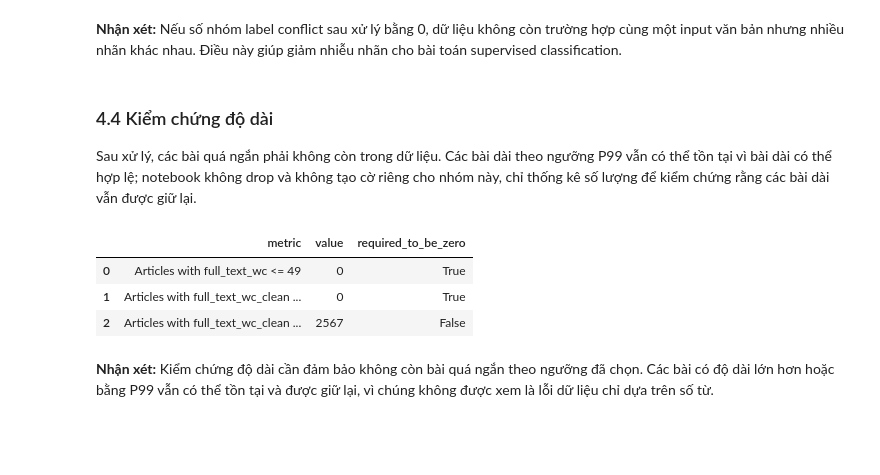
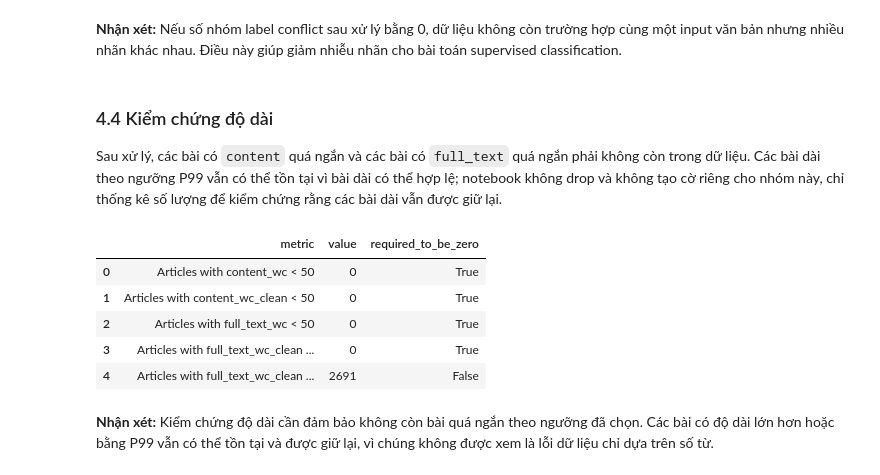
Before and after one commit to Vlus06/VietOnlineNews-Vietnamese-Online-News-Dataset-, a Jupyter notebook: notebook/02_data_cleaning_and_imputation.ipynb, the cells around one changed output. Cells and saved outputs as stored; diff of their text form; code cells hidden in the pictures; blank space fills up the shorter version.

```diff
--- a/notebook/02_data_cleaning_and_imputation.ipynb
+++ b/notebook/02_data_cleaning_and_imputation.ipynb
@@ -33,9 +34,9 @@ pd.set_option('display.max_colwidth', 200)
 pd.set_option('display.float_format', lambda x: f'{x:,.4f}')
 
 DATA_PATHS = {
-    'Tuổi Trẻ': '../data/rawdata/merged_data_tuoitre.csv',
-    'Thanh Niên': '../data/rawdata/merged_data_thanhnien.csv',
-    'VietnamNet': '../data/rawdata/merged_data_vietnamnet.csv'
+    'Tuổi Trẻ': '/kaggle/input/datasets/vlus06/data-ds108/rawdata/merged_data_tuoitre.csv',
+    'Thanh Niên': '/kaggle/input/datasets/vlus06/data-ds108/rawdata/merged_data_thanhnien.csv',
+    'VietnamNet': '/kaggle/input/datasets/vlus06/data-ds108/rawdata/merged_data_vietnamnet.csv'
 }
 
 dataframes = []
@@ -477,6 +691,9 @@ Tuy nhiên, quá trình kiểm tra thủ công cũng cho thấy một số bài
 Không drop title ngắn hoặc description ngắn riêng lẻ, vì bản chất của tiêu đề và mô tả là ngắn. Không drop content dài nếu bài vẫn hợp lệ.
 # %%
+
 rows_before_length_filter = len(df_clean)
+
+MIN_FULL_TEXT_WORDS = 50
 
 df_clean['full_text'] = (
     df_clean['title'].astype(str)
@@ -494,6 +711,14 @@ df_clean['full_text_wc'] = (
     .str.len()
 )
 
+df_clean['content_wc'] = (
+    df_clean['content']
+    .fillna('')
+    .astype(str)
+    .str.split()
+    .str.len()
+)
+
 print('Thống kê full_text_wc trước xử lý độ dài:')
 display(
     df_clean['full_text_wc']
@@ -501,7 +726,7 @@ display(
     .to_frame('full_text_wc')
 )
 
-short_article_mask = df_clean['full_text_wc'] <= 49
+short_article_mask = df_clean['full_text_wc'] < MIN_FULL_TEXT_WORDS
 short_articles_removed = int(short_article_mask.sum())
 
 df_clean = df_clean.loc[~short_article_mask].copy()
@@ -512,7 +737,7 @@ long_articles_kept = int((df_clean['full_text_wc'] >= 1945).sum())
 length_filter_summary = pd.DataFrame({
     'metric': [
         'Rows before length filtering',
-        'Rows removed because full_text_wc <= 49',
+        f'Rows removed because full_text_wc < {MIN_FULL_TEXT_WORDS}',
         'Rows after length filtering',
         'Long articles kept because full_text_wc >= 1945'
     ],
@@ -534,9 +759,9 @@ if long_articles_kept > 0:
         ].head(10)
     )
 
-remaining_short_articles = int((df_clean['full_text_wc'] <= 49).sum())
+remaining_short_articles = int((df_clean['full_text_wc'] < MIN_FULL_TEXT_WORDS).sum())
 
-print(f'Số bài full_text_wc <= 49 sau xử lý: {remaining_short_articles:,}')
+print(f'Số bài full_text_wc < {MIN_FULL_TEXT_WORDS} sau xử lý: {remaining_short_articles:,}')
 print('Thống kê full_text_wc sau xử lý độ dài:')
 display(
     df_clean['full_text_wc']
@@ -1100,32 +1399,40 @@ pd.DataFrame({
 # %% [markdown]
 ### 4.4 Kiểm chứng độ dài
 
-Sau xử lý, các bài quá ngắn phải không còn trong dữ liệu. Các bài dài theo ngưỡng P99 vẫn có thể tồn tại vì bài dài có thể hợp lệ; notebook không drop và không tạo cờ riêng cho nhóm này, chỉ thống kê số lượng để kiểm chứng rằng các bài dài vẫn được giữ lại.
+Sau xử lý, các bài có `content` quá ngắn và các bài có `full_text` quá ngắn phải không còn trong dữ liệu. Các bài dài theo ngưỡng P99 vẫn có thể tồn tại vì bài dài có thể hợp lệ; notebook không drop và không tạo cờ riêng cho nhóm này, chỉ thống kê số lượng để kiểm chứng rằng các bài dài vẫn được giữ lại.
 # %%
 length_validation = pd.DataFrame({
     'metric': [
-        'Articles with full_text_wc <= 49',
-        'Articles with full_text_wc_clean <= 49',
+        f'Articles with content_wc < {MIN_CONTENT_WORDS}',
+        f'Articles with content_wc_clean < {MIN_CONTENT_WORDS}',
+        f'Articles with full_text_wc < {MIN_FULL_TEXT_WORDS}',
+        f'Articles with full_text_wc_clean < {MIN_FULL_TEXT_WORDS}',
         'Articles with full_text_wc_clean >= 1945'
     ],
     'value': [
-        int((df_clean['full_text_wc'] <= 49).sum()),
-        int((df_clean['full_text_wc_clean'] <= 49).sum()),
+        int((df_clean['content_wc'] < MIN_CONTENT_WORDS).sum()),
+        int((df_clean['content_wc_clean'] < MIN_CONTENT_WORDS).sum()),
+        int((df_clean['full_text_wc'] < MIN_FULL_TEXT_WORDS).sum()),
+        int((df_clean['full_text_wc_clean'] < MIN_FULL_TEXT_WORDS).sum()),
         int((df_clean['full_text_wc_clean'] >= 1945).sum())
     ],
     'required_to_be_zero': [
+        True,
+        True,
         True,
         True,
         False
     ]
 })
 
 length_validation
 # %% [output]
 |  | metric | value | required_to_be_zero |
-| 0 | Articles with full_text_wc <= 49 | 0 | True |
-| 1 | Articles with full_text_wc_clean ... | 0 | True |
-| 2 | Articles with full_text_wc_clean ... | 2567 | False |
+| 0 | Articles with content_wc < 50 | 0 | True |
+| 1 | Articles with content_wc_clean < 50 | 0 | True |
+| 2 | Articles with full_text_wc < 50 | 0 | True |
+| 3 | Articles with full_text_wc_clean ... | 0 | True |
+| 4 | Articles with full_text_wc_clean ... | 2691 | False |
 # %% [markdown]
 **Nhận xét:** Kiểm chứng độ dài cần đảm bảo không còn bài quá ngắn theo ngưỡng đã chọn. Các bài có độ dài lớn hơn hoặc bằng P99 vẫn có thể tồn tại và được giữ lại, vì chúng không được xem là lỗi dữ liệu chỉ dựa trên số từ.
 # %% [markdown]
```
Also changed, not shown: parts of 39 cells of this notebook, 18 other files.
